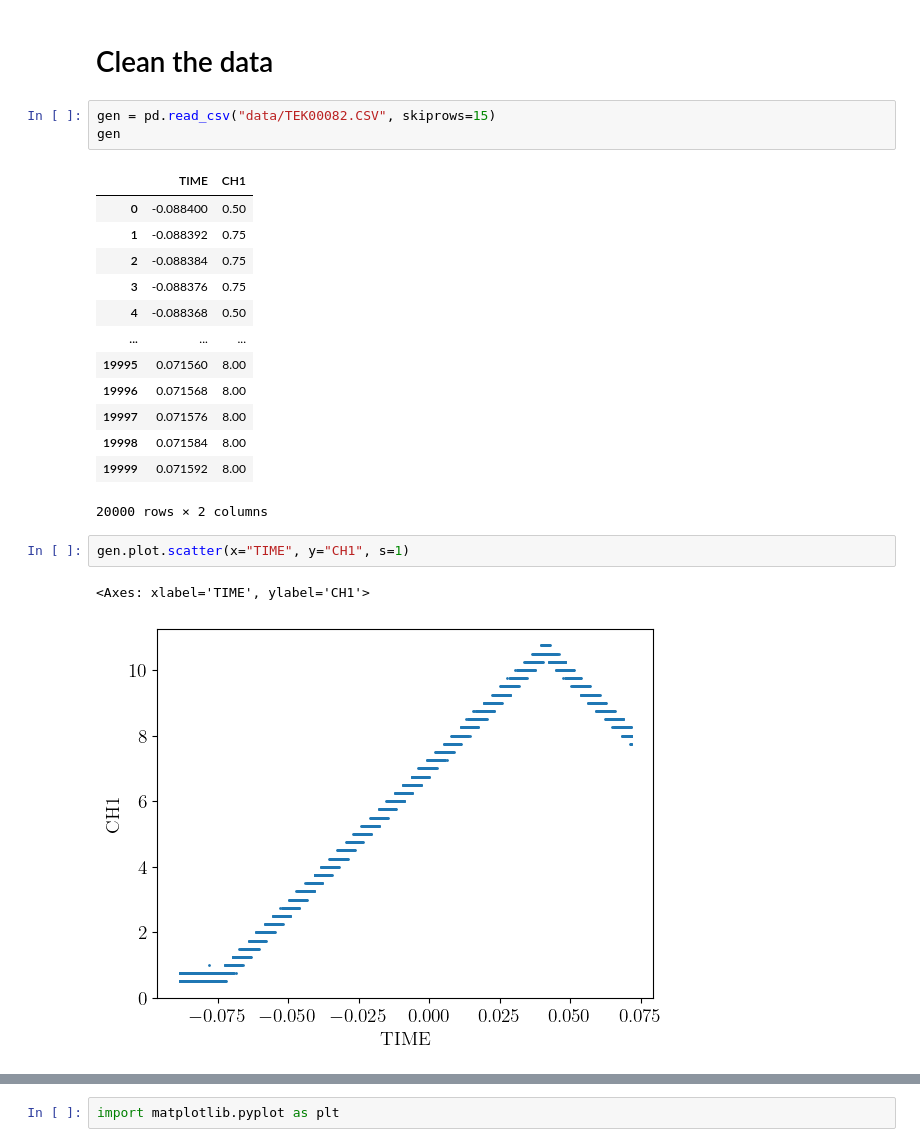
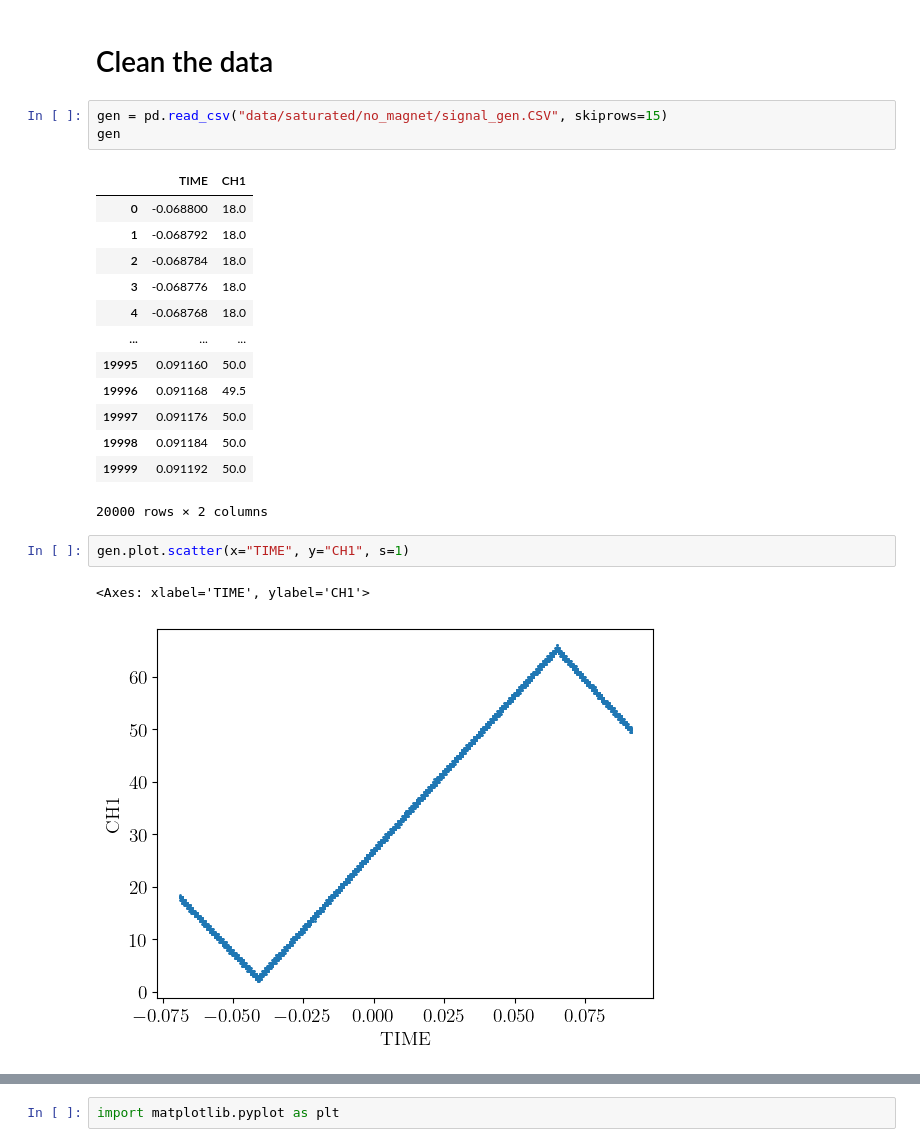
Before and after one commit to andres-luengo/alden-andres-max-most-dangerous-4450-trio, a Jupyter notebook: rb-spectroscopy/data-inspect.ipynb, the cells around one changed output, grey strips where cells are left out. Saved outputs shown, nothing was run; the diff lists cells and outputs as text.

```diff
--- a/rb-spectroscopy/data-inspect.ipynb
+++ b/rb-spectroscopy/data-inspect.ipynb
@@ -6,25 +6,25 @@ import os
 # %% [markdown]
 # Clean the data
 # %%
-gen = pd.read_csv("data/TEK00082.CSV", skiprows=15)
+gen = pd.read_csv("data/saturated/no_magnet/signal_gen.CSV", skiprows=15)
 gen
 # %% [output]
 |  | TIME | CH1 |
-| 0 | -0.088400 | 0.50 |
-| 1 | -0.088392 | 0.75 |
-| 2 | -0.088384 | 0.75 |
-| 3 | -0.088376 | 0.75 |
-| 4 | -0.088368 | 0.50 |
+| 0 | -0.068800 | 18.0 |
+| 1 | -0.068792 | 18.0 |
+| 2 | -0.068784 | 18.0 |
+| 3 | -0.068776 | 18.0 |
+| 4 | -0.068768 | 18.0 |
 | ... | ... | ... |
-| 19995 | 0.071560 | 8.00 |
-| 19996 | 0.071568 | 8.00 |
-| 19997 | 0.071576 | 8.00 |
-| 19998 | 0.071584 | 8.00 |
-| 19999 | 0.071592 | 8.00 |
+| 19995 | 0.091160 | 50.0 |
+| 19996 | 0.091168 | 49.5 |
+| 19997 | 0.091176 | 50.0 |
+| 19998 | 0.091184 | 50.0 |
+| 19999 | 0.091192 | 50.0 |
 20000 rows × 2 columns
 # %%
 gen.plot.scatter(x="TIME", y="CH1", s=1)
 # %% [output]
 <Axes: xlabel='TIME', ylabel='CH1'>
-[figure, old version]
+[figure, new version]
 # %%
```
Also changed, not shown: parts of 6 cells of this notebook.
